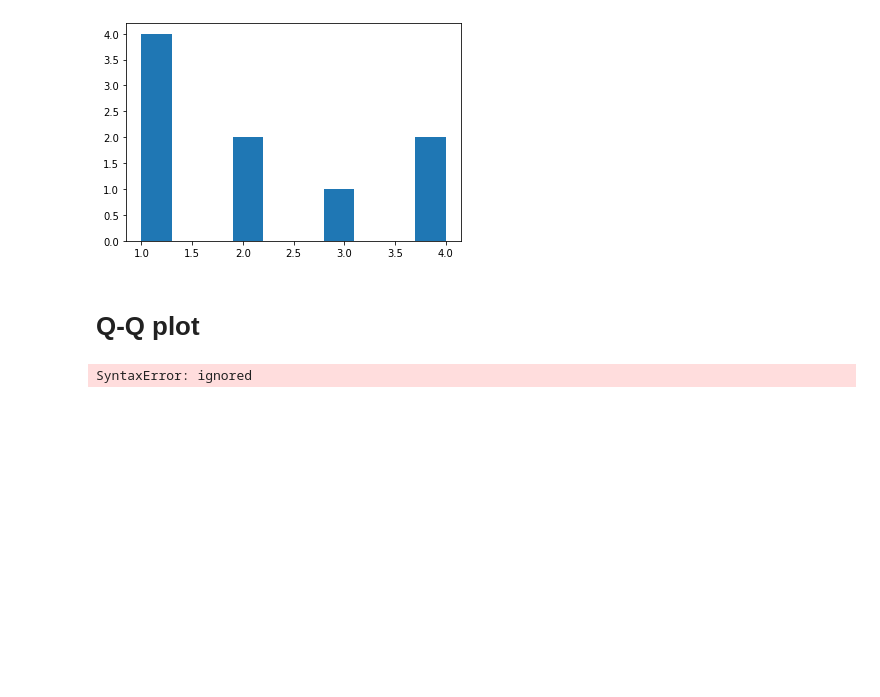
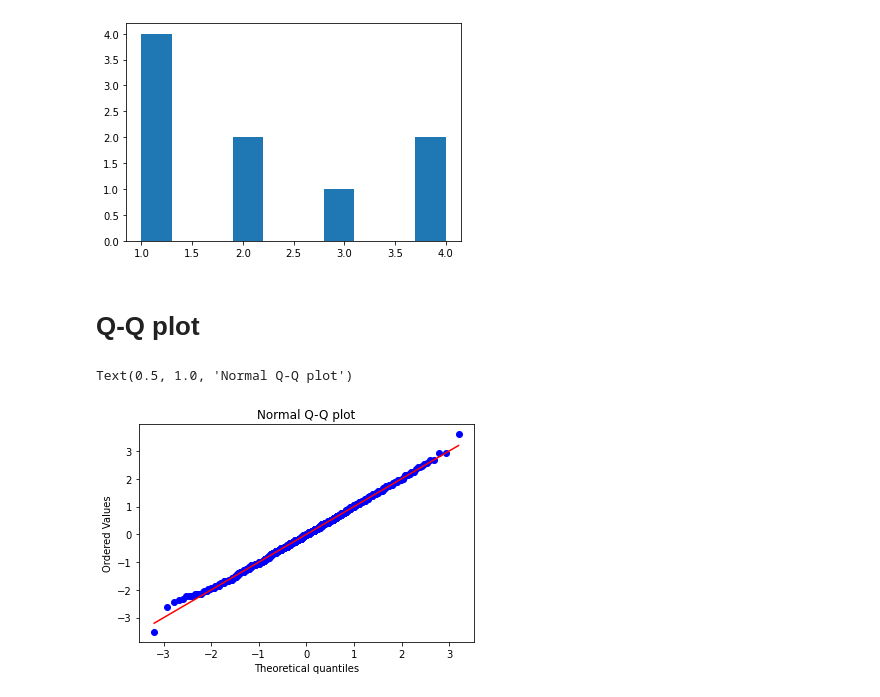
Before and after one commit to tthawatch/DPDM, a Jupyter notebook: Data102.ipynb, the cells around one changed output. Cells and saved outputs as stored; diff of their text form; code cells hidden in the pictures; blank space fills up the shorter version.

```diff
--- a/Data102.ipynb
+++ b/Data102.ipynb
@@ -285,13 +291,12 @@ plt.hist(x)
 # %%
 N = 1200
 p = 0.53
 q = 1000
-obs = np.random.bimomial(N,p,size = q)/N
-
+obs = np.random.binomial(N, p, size = q)/N
 import scipy.stats as stats
-
-z = (obs-np.mean(ops))/np.std(obs)
-
-stats.probplot(z = dist = 'norm') ,
+z = (obs-np.mean(obs))/np.std(obs)
+stats.probplot(z, dist="norm", plot=plt) #กำหนดว่าจะเทียบกับ distribution ไหน อันนี้เทียบกับ Normal
+plt.title("Normal Q-Q plot")
 # %% [output]
-SyntaxError: ignored
+Text(0.5, 1.0, 'Normal Q-Q plot')
+[figure, added]
```
Also changed, not shown: parts of 6 cells of this notebook.
